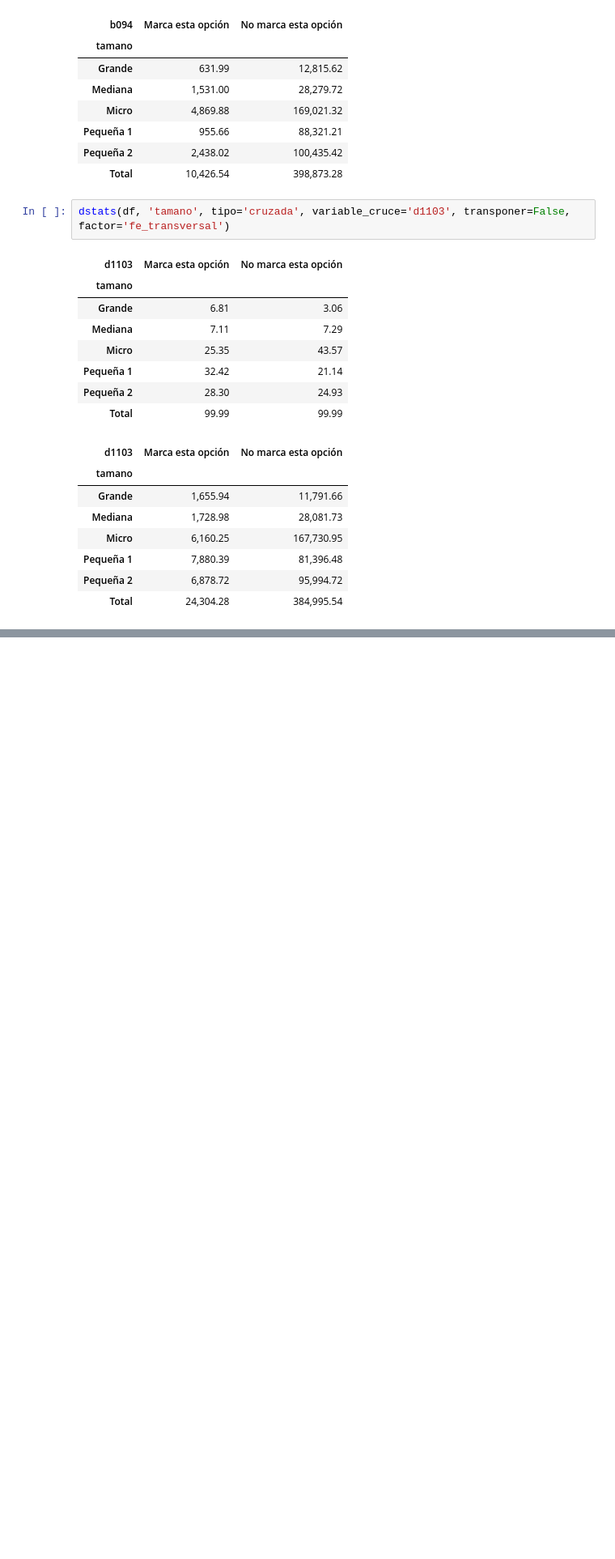
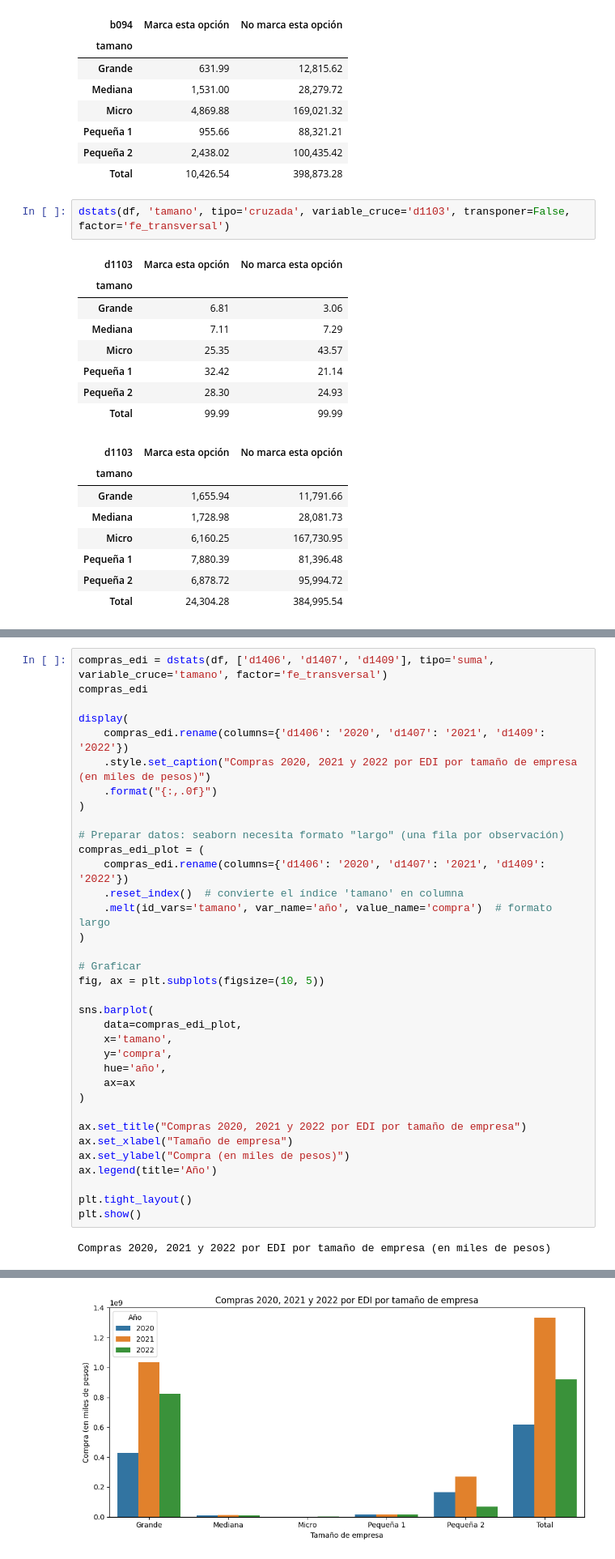
Before and after one commit to tomasleale/ele7, a Jupyter notebook: ele7.ipynb, the cells around one changed output, grey strips where cells are left out. Shown at 81% size. Saved outputs shown, nothing was run; the diff lists cells and outputs as text; blank space fills up the shorter version.

```diff
--- a/ele7.ipynb
+++ b/ele7.ipynb
@@ -418,0 +584,37 @@ Ventas 2020, 2021 y 2022 por comercio electrónico por tamaño de empresa (en mi
+# %%
+compras_edi = dstats(df, ['d1406', 'd1407', 'd1409'], tipo='suma', variable_cruce='tamano', factor='fe_transversal')
+compras_edi
+
+display(
+    compras_edi.rename(columns={'d1406': '2020', 'd1407': '2021', 'd1409': '2022'})
+    .style.set_caption("Compras 2020, 2021 y 2022 por EDI por tamaño de empresa (en miles de pesos)")
+    .format("{:,.0f}")
+)
+
+# Preparar datos: seaborn necesita formato "largo" (una fila por observación)
+compras_edi_plot = (
+    compras_edi.rename(columns={'d1406': '2020', 'd1407': '2021', 'd1409': '2022'})
+    .reset_index()  # convierte el índice 'tamano' en columna
+    .melt(id_vars='tamano', var_name='año', value_name='compra')  # formato largo
+)
+
+# Graficar
+fig, ax = plt.subplots(figsize=(10, 5))
+
+sns.barplot(
+    data=compras_edi_plot,
+    x='tamano',
+    y='compra',
+    hue='año',
+    ax=ax
+)
+
+ax.set_title("Compras 2020, 2021 y 2022 por EDI por tamaño de empresa")
+ax.set_xlabel("Tamaño de empresa")
+ax.set_ylabel("Compra (en miles de pesos)")
+ax.legend(title='Año')
+
+plt.tight_layout()
+plt.show()
+# %% [output]
+Compras 2020, 2021 y 2022 por EDI por tamaño de empresa (en miles de pesos)
@@ -418,0 +629 @@ Ventas 2020, 2021 y 2022 por comercio electrónico por tamaño de empresa (en mi
+[figure, added]
```
Also changed, not shown: parts of 9 cells of this notebook.
